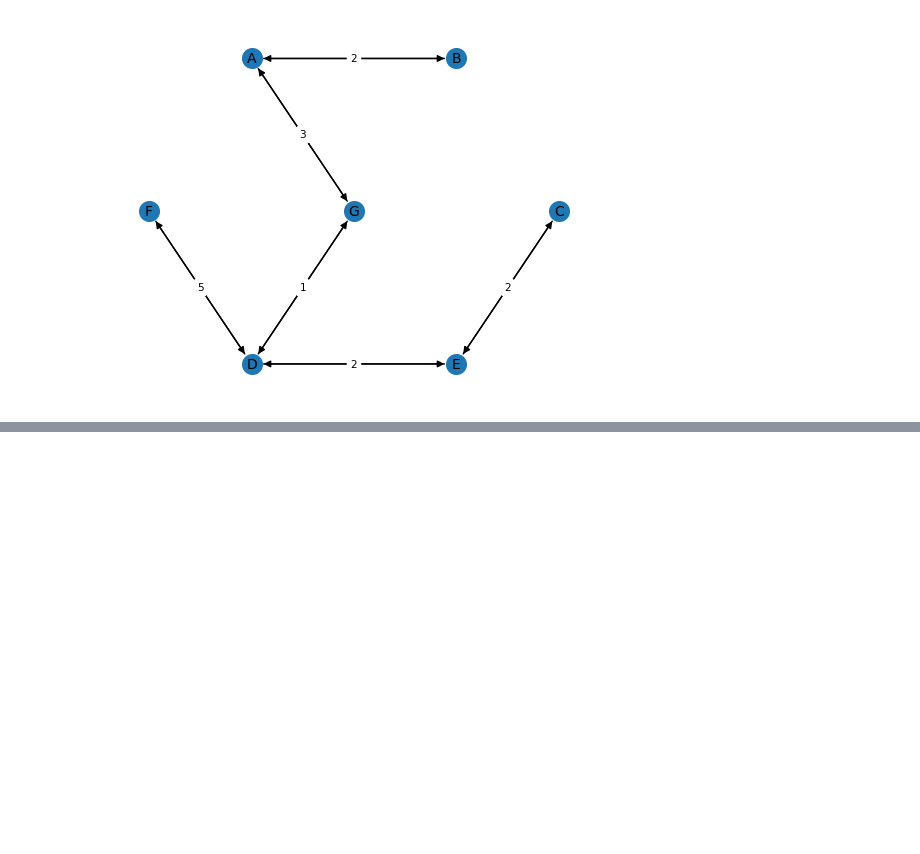
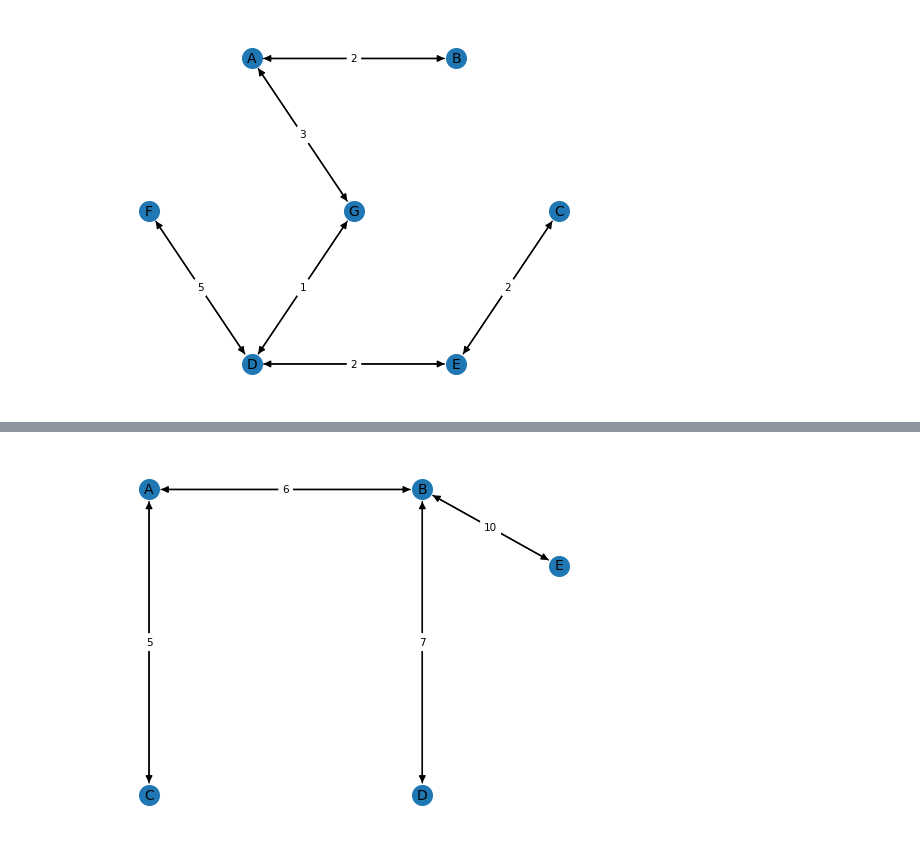
Before and after one commit to isaacchunn/algo-design-and-analysis, a Jupyter notebook: GraphFramework/Visualization/GraphVisualizer.ipynb, the cells around one changed output, grey strips where cells are left out. Drawn from its saved outputs; the diff is of its cells as text; code cells hidden in the pictures; blank space fills up the shorter version.

```diff
--- a/GraphFramework/Visualization/GraphVisualizer.ipynb
+++ b/GraphFramework/Visualization/GraphVisualizer.ipynb
@@ -384,0 +439,4 @@ plotTutorialGraph("../data/Kruskal/Graphs/tutorial_mst.csv")
+# %%
+plotTutorialGraph2("../data/Prim/Graphs/tutorial2_1_mst.csv")
+# %% [output]
+[figure, added]
```
Also changed, not shown: parts of 4 cells of this notebook, 10 other files.
